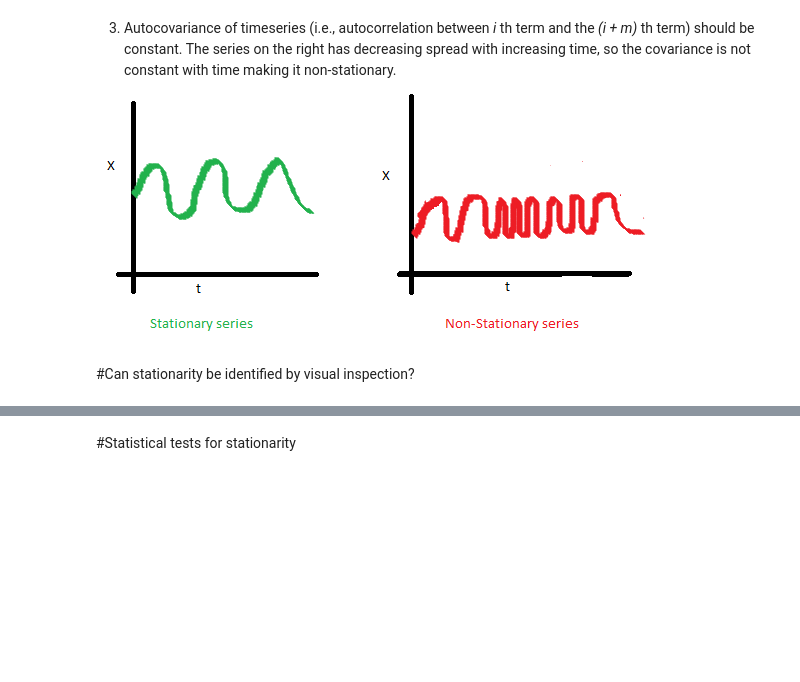
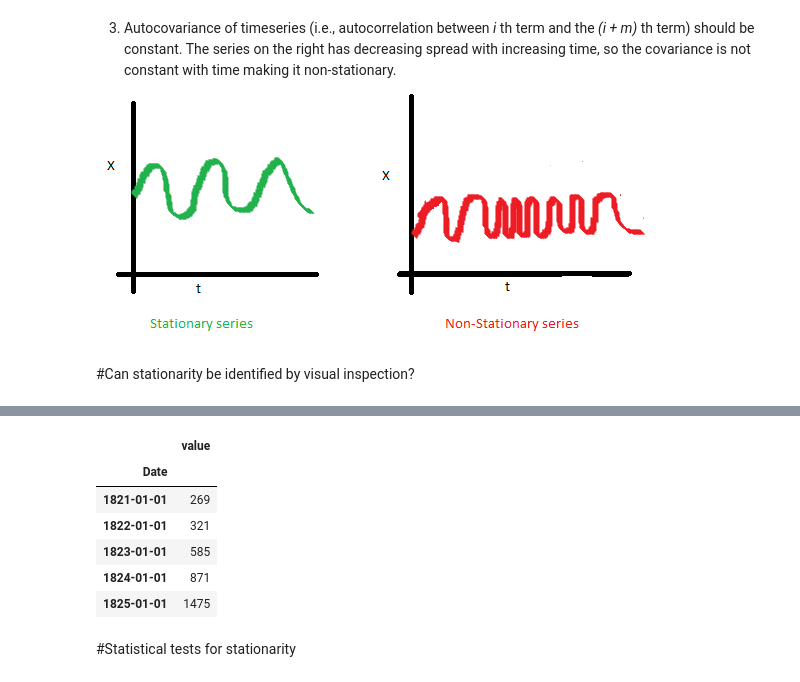
Before and after one commit to tdevip/TSA, a Jupyter notebook: 2 Stationarity and white noise/1 What is a stationary time series.ipynb, the cells around one changed output, grey strips where cells are left out. Drawn from its saved outputs; the diff is of its cells as text; code cells hidden in the pictures; blank space fills up the shorter version.

```diff
--- a/2 Stationarity and white noise/1 What is a stationary time series.ipynb
+++ b/2 Stationarity and white noise/1 What is a stationary time series.ipynb
@@ -54,3 +65,13 @@ ValueError: ignored
+# %%
+df7.head()
+# %% [output]
+|  | value |
+| Date |  |
+| 1821-01-01 | 269 |
+| 1822-01-01 | 321 |
+| 1823-01-01 | 585 |
+| 1824-01-01 | 871 |
+| 1825-01-01 | 1475 |
 # %% [markdown]
 #Statistical tests for stationarity
 # %% [markdown]
```
Also changed, not shown: parts of 1 cell of this notebook, 1 other file.
